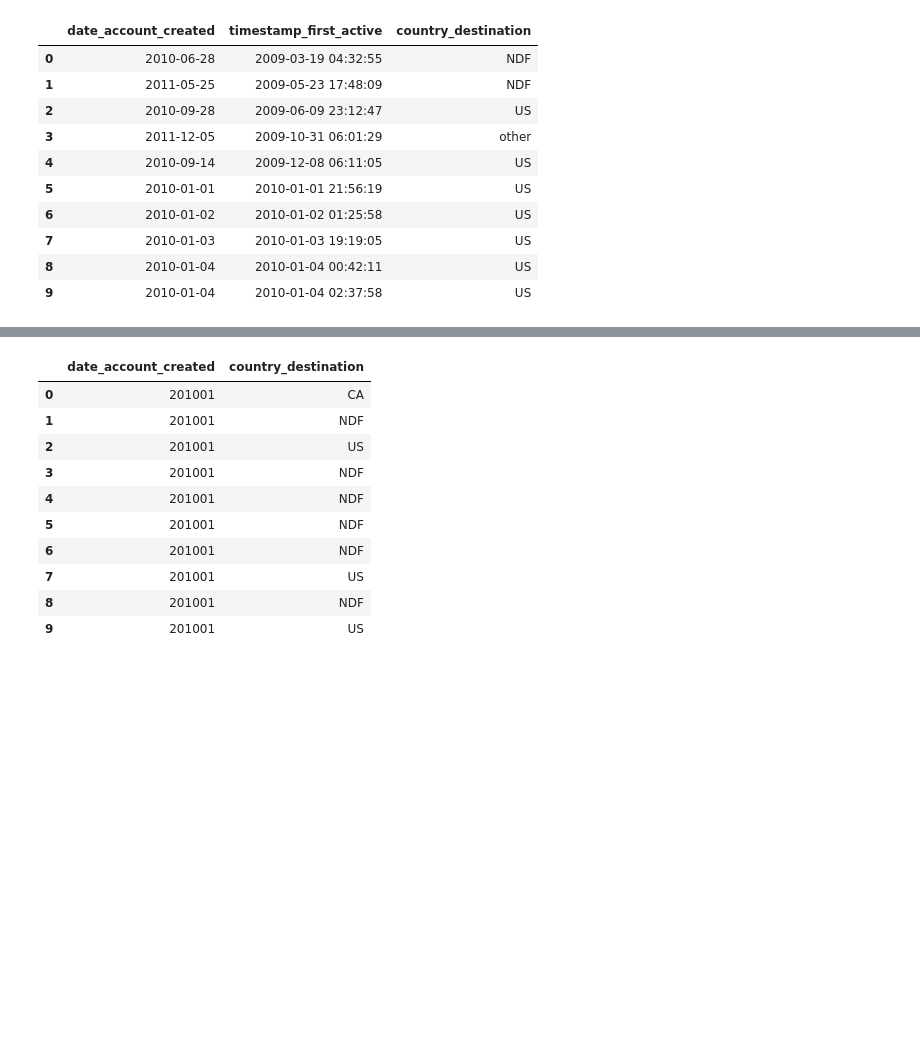
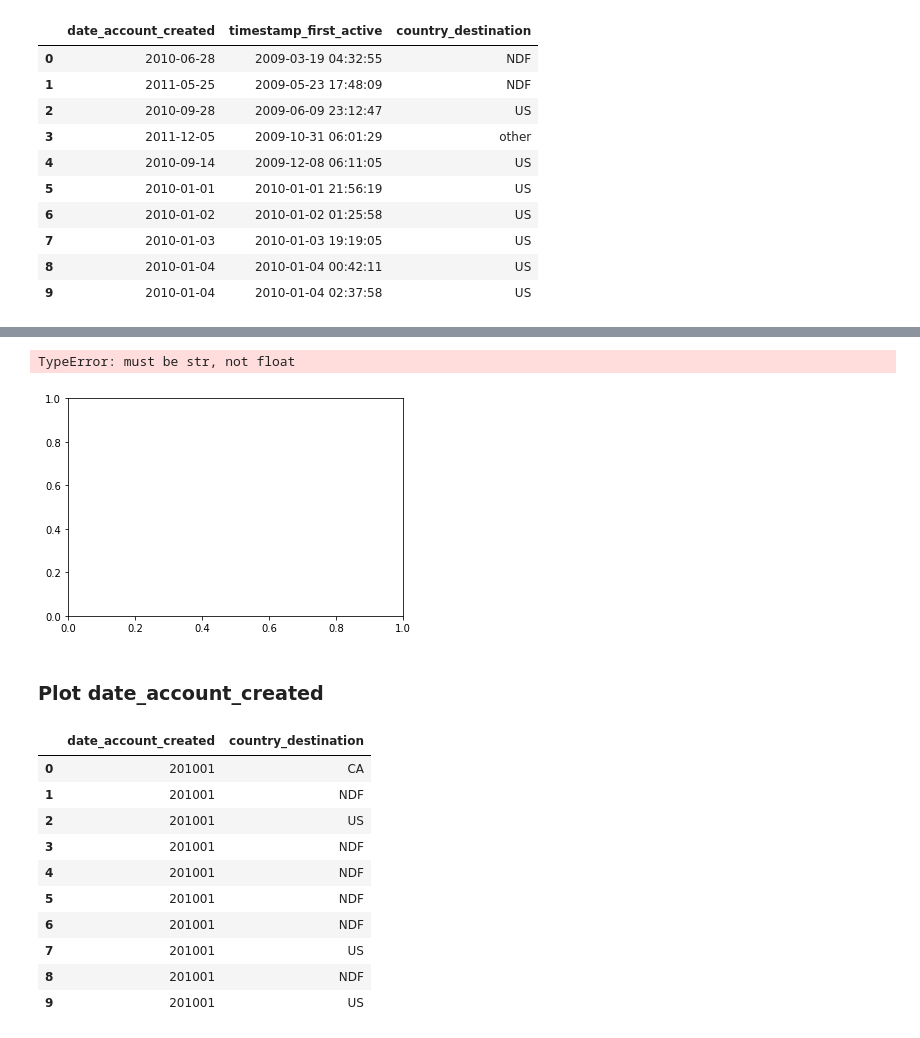
Before and after one commit to khanhduyn/coderschool_ml_jul18, a Jupyter notebook: kaggle/airbnb/kaggle_airbnb.ipynb, the cells around one changed output, grey strips where cells are left out. Saved outputs shown, nothing was run; the diff lists cells and outputs as text; code cells hidden in the pictures; blank space fills up the shorter version.

```diff
--- a/kaggle/airbnb/kaggle_airbnb.ipynb
+++ b/kaggle/airbnb/kaggle_airbnb.ipynb
@@ -192,3 +225,11 @@ raw_user_datetime.head(10)
+# %%
+sns.tsplot(raw_user_datetime, time='delta_time', value='country_destination')
+plt.show()
+# %% [output]
+TypeError: must be str, not float
+[figure, added]
+# %% [markdown]
+### Plot date_account_created
 # %%
 raw_user_datetime = raw_user_datetime.sort_values('date_account_created').reset_index(drop=True)
 raw_user_datetime.head(10)
```
Also changed, not shown: parts of 9 cells of this notebook.
